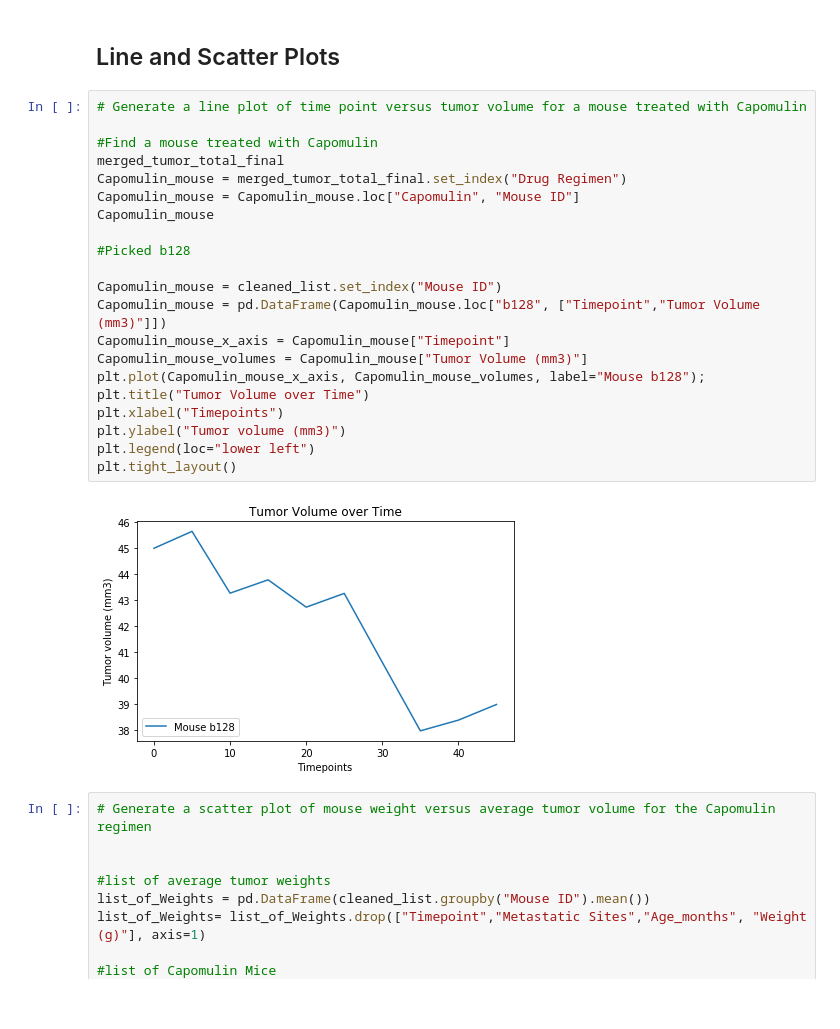
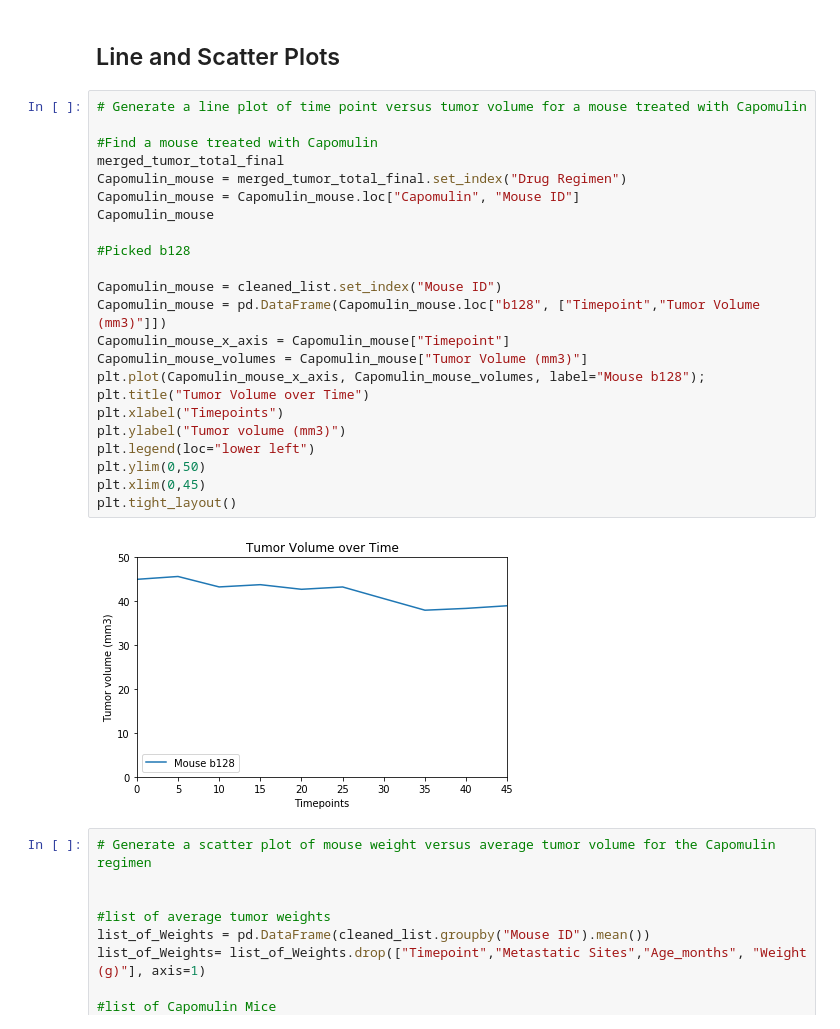
Before and after one commit to JDICKENSON91/Matplotlib_challenge, a Jupyter notebook: pymaceuticals.ipynb, the cells around one changed output. Drawn from its saved outputs; the diff is of its cells as text.

```diff
--- a/pymaceuticals.ipynb
+++ b/pymaceuticals.ipynb
@@ -305,26 +331,28 @@ plt.tight_layout()
 # %%
 # Generate a line plot of time point versus tumor volume for a mouse treated with Capomulin
 
 #Find a mouse treated with Capomulin
 merged_tumor_total_final
 Capomulin_mouse = merged_tumor_total_final.set_index("Drug Regimen")
 Capomulin_mouse = Capomulin_mouse.loc["Capomulin", "Mouse ID"]
 Capomulin_mouse
 
 #Picked b128
 
 Capomulin_mouse = cleaned_list.set_index("Mouse ID")
 Capomulin_mouse = pd.DataFrame(Capomulin_mouse.loc["b128", ["Timepoint","Tumor Volume (mm3)"]])
 Capomulin_mouse_x_axis = Capomulin_mouse["Timepoint"]
 Capomulin_mouse_volumes = Capomulin_mouse["Tumor Volume (mm3)"]
 plt.plot(Capomulin_mouse_x_axis, Capomulin_mouse_volumes, label="Mouse b128");
 plt.title("Tumor Volume over Time")
 plt.xlabel("Timepoints")
 plt.ylabel("Tumor volume (mm3)")
 plt.legend(loc="lower left")
+plt.ylim(0,50)
+plt.xlim(0,45)
 plt.tight_layout()
 # %% [output]
-[figure, old version]
+[figure, new version]
 # %%
 # Generate a scatter plot of mouse weight versus average tumor volume for the Capomulin regimen
 
```
Also changed, not shown: parts of 7 cells of this notebook.
